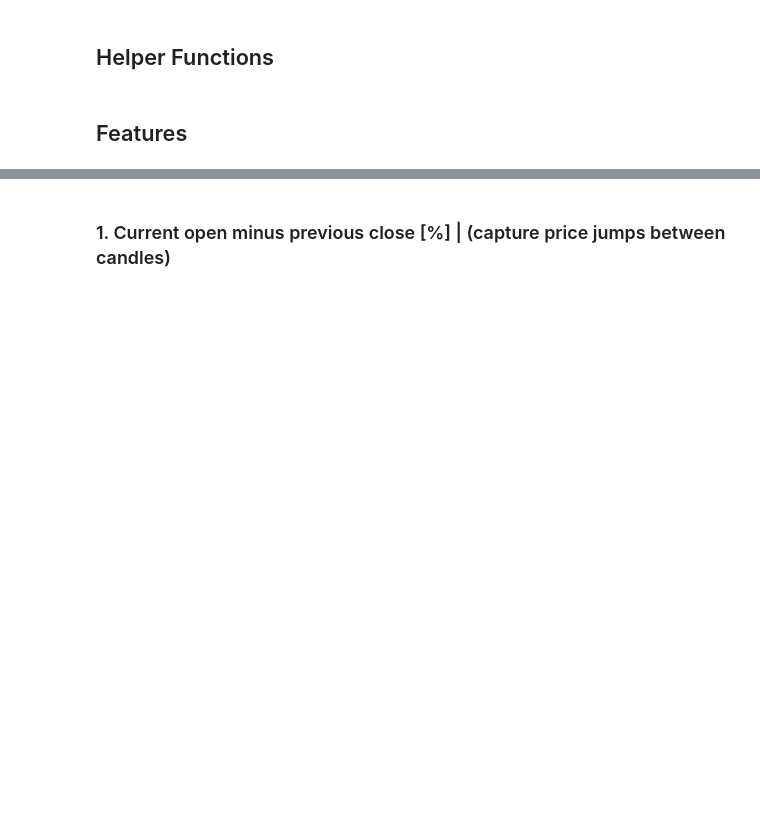
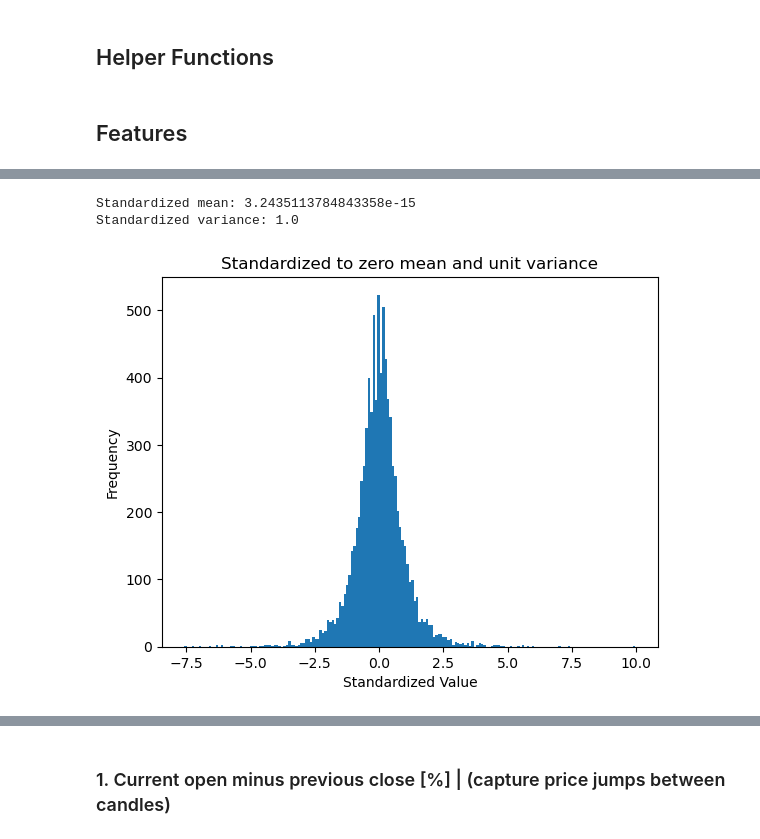
Before and after one commit to Frederik135/NN_Forecasting, a Jupyter notebook: NN_model/preprocessing.ipynb, the cells around one changed output, grey strips where cells are left out. Cells and saved outputs as stored; diff of their text form; code cells hidden in the pictures; blank space fills up the shorter version.

```diff
--- a/NN_model/preprocessing.ipynb
+++ b/NN_model/preprocessing.ipynb
@@ -178,0 +196,6 @@ def plot_cyclical_encoding(column_name):
+# %%
+curr_close_prev_close_rel_std = standardize_and_plot(curr_close_prev_close_rel)
+# %% [output]
+Standardized mean: 3.2435113784843358e-15
+Standardized variance: 1.0
+[figure, added]
```
Also changed, not shown: parts of 46 cells of this notebook, 8 other files.
